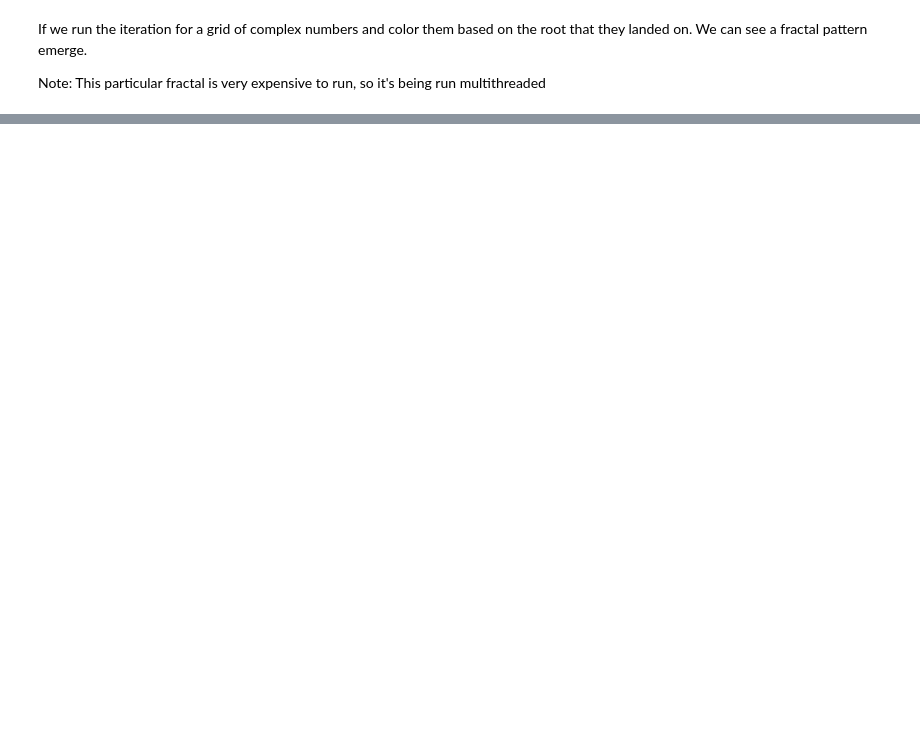
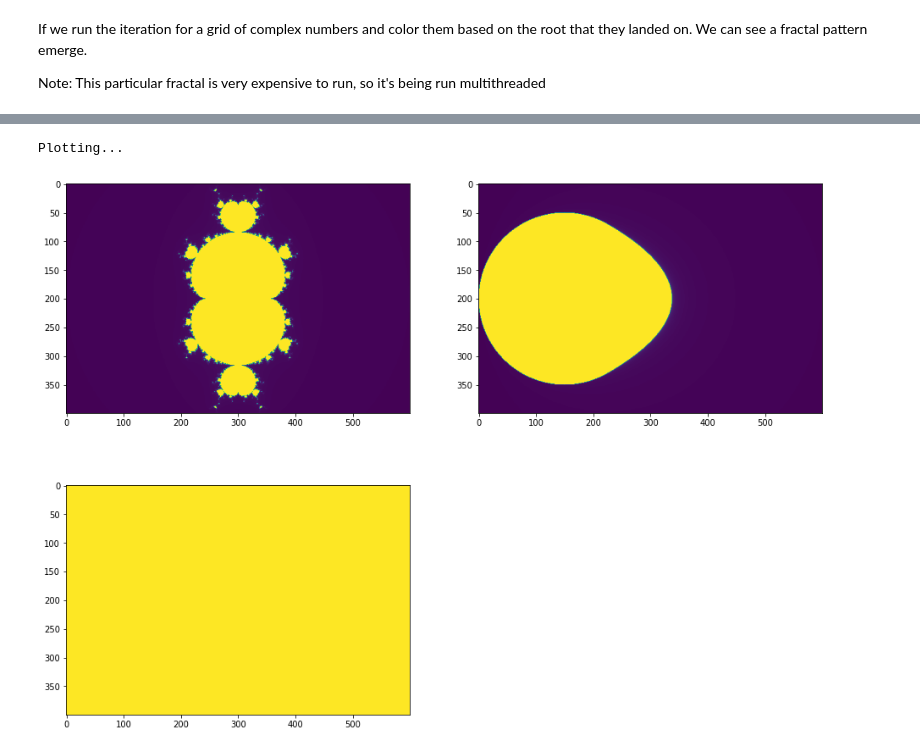
Before and after one commit to andydevs/andys-notebook, a Jupyter notebook: exploring-fractals.ipynb, the cells around one changed output, grey strips where cells are left out. Saved outputs shown, nothing was run; the diff lists cells and outputs as text; code cells hidden in the pictures; blank space fills up the shorter version.

```diff
--- a/exploring-fractals.ipynb
+++ b/exploring-fractals.ipynb
@@ -387,0 +490,17 @@ Wall time: 3min 47s
+# %%
+def generate_fractal(function, size, iterations, id_='Fractal'):
+    # Image array
+    image = np.zeros((size[1], size[0]), dtype=np.uint8)
+
+    # Run algorithm on each pixel in image
+    for i, j in tqdm(image_range(size), desc=('Generating ' + id_)):
+        c = complex(i - size[0]/2, j - size[1]/2)/max(size)*4
+        z = 0
+        n = 0
+        while abs(z) < 2 and n < iterations:
+            z = function(z, c)
+            n += 1
+        image[j, i] = n
+
+    # Return image
+    return image
@@ -387,0 +521,25 @@ Wall time: 3min 47s
+# %%
+%%time
+plt.rcParams['figure.figsize'] = [16, 12]
+
+# Params
+size = 600, 400
+iterations = 255
+
+# Generate fractals
+image_1 = generate_fractal(lambda z, c: z**3 + c, size, iterations, id_='z**3 + c')
+image_2 = generate_fractal(lambda z, c: np.abs(z)**2 + c, size, iterations, id_='abs(z)**2 + c')
+image_3 = generate_fractal(lambda z, c: z*(z + c), size, iterations, id_='z*(z + c)')
+
+# Plot them
+print('Plotting...')
+plt.subplot(2,2,1)
+plt.imshow(image_1)
+plt.subplot(2,2,2)
+plt.imshow(image_2)
+plt.subplot(2,2,3)
+plt.imshow(image_3)
+plt.show()
+# %% [output]
+Plotting...
+[figure, added]
```
Also changed, not shown: parts of 13 cells of this notebook, 2 other files.
